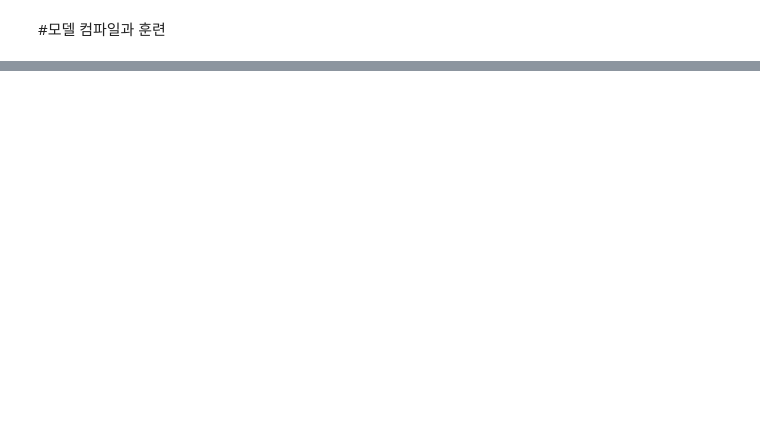
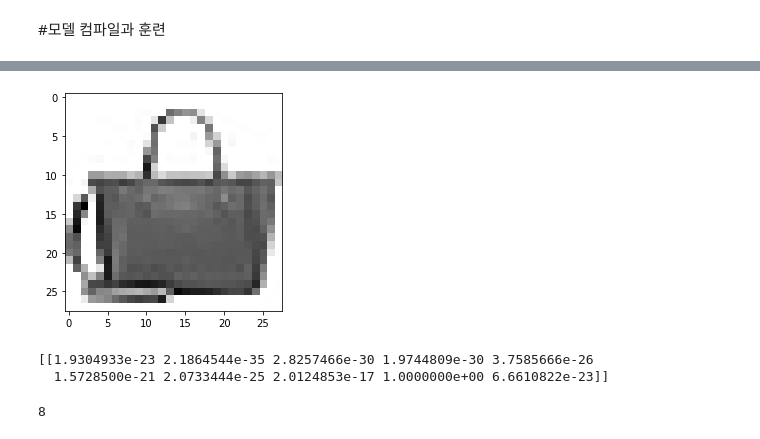
Before and after one commit to serinss/seSAC_ML_DL, a Jupyter notebook: 08_2_합성곱_신경망을_사용한_이미지_분류.ipynb, the cells around one changed output, grey strips where cells are left out. Drawn from its saved outputs; the diff is of its cells as text; code cells hidden in the pictures; blank space fills up the shorter version.

```diff
--- a/08_2_합성곱_신경망을_사용한_이미지_분류.ipynb
+++ b/08_2_합성곱_신경망을_사용한_이미지_분류.ipynb
@@ -79,0 +153,17 @@ keras.utils.plot_model(model, show_shapes=True)
+# %%
+plt.imshow(X_val_scaled[0].reshape(28,28), cmap='gray_r') # 3차원->2차원
+plt.show()
+# %% [output]
+[figure, added]
+# %%
+preds = model.predict(X_val_scaled[0:1]) #슬라이싱 사용 -> (1,28,28,1) 구조가 바뀌지 않도록
+print(preds)
+
+#softmax 를 통해 얻은 확률임!
+# %% [output]
+[[1.9304933e-23 2.1864544e-35 2.8257466e-30 1.9744809e-30 3.7585666e-26
+  1.5728500e-21 2.0733444e-25 2.0124853e-17 1.0000000e+00 6.6610822e-23]]
+# %%
+np.argmax(preds) # 확률이 제일 큰 값의 인덱스
+# %% [output]
+8
```
Also changed, not shown: parts of 26 cells of this notebook.
